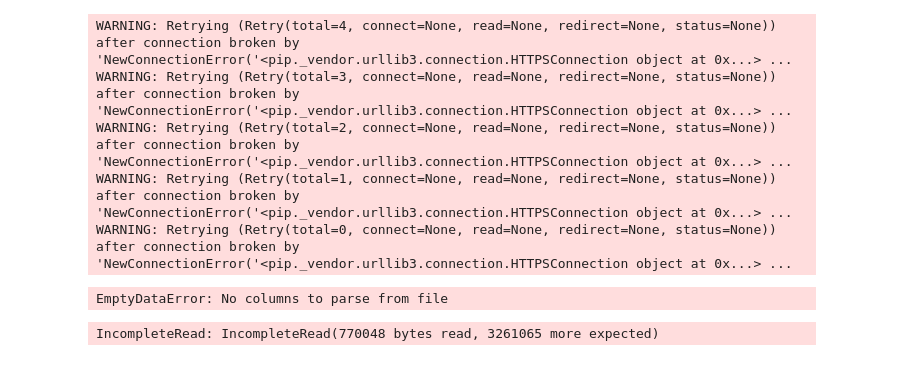
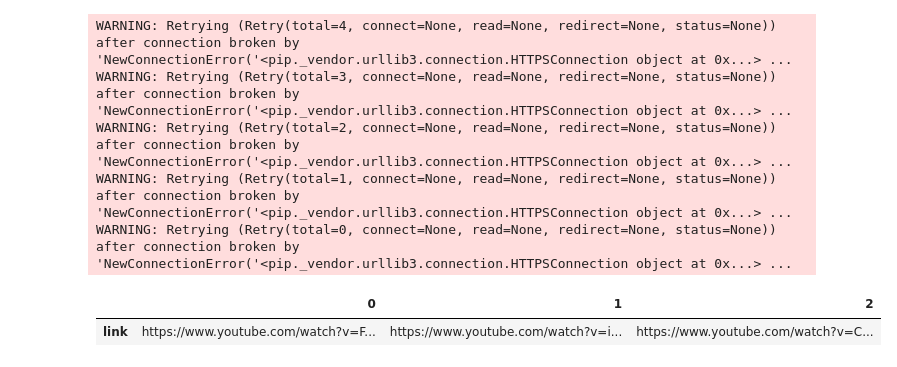
Before and after one commit to Norema9/Wolof-Speech-To-Text, a Jupyter notebook: SPEECH_TO_TEXT/CODES/COLLECTION/AUDIOS/AUDIO_DOWNLOAD.ipynb, the cells around one changed output. Cells and saved outputs as stored; diff of their text form; code cells hidden in the pictures.

Commit message:
synthetized labeled audio data + weakly supervised

```diff
--- a/SPEECH_TO_TEXT/CODES/COLLECTION/AUDIOS/AUDIO_DOWNLOAD.ipynb
+++ b/SPEECH_TO_TEXT/CODES/COLLECTION/AUDIOS/AUDIO_DOWNLOAD.ipynb
@@ -57,10 +56,11 @@ def download_audio(url):
     audio = video.streams.get_audio_only()
     audio.download("audio")
 # %%
-video_url_df = pd.read_csv("YT_link.csv")
+video_url_df = pd.read_csv(r"F:\WOLOF\SPEECH_TO_TEXT\DATA\BRUT\WOLOF_AUDIO\CSV\YT_link.csv")
 video_url_df.head(3).T
 # %% [output]
-EmptyDataError: No columns to parse from file
+|  | 0 | 1 | 2 |
+| link | https://www.youtube.com/watch?v=F... | https://www.youtube.com/watch?v=i... | https://www.youtube.com/watch?v=C... |
 # %%
 def get_actual_link(row):
     return row.split('&')[0]
@@ -69,10 +69,8 @@ video_url_df['link'].to_csv('YT_link.csv')
 # %%
 for url in video_url_df['link'].values:
-    alread_download_url = pd.read_csv('alread_download_url.csv')
+    alread_download_url = pd.read_csv(r'F:\WOLOF\SPEECH_TO_TEXT\DATA\BRUT\WOLOF_AUDIO\CSV\alread_download_url.csv')
     if url not in alread_download_url['link'].values:
         download_audio(url)
         new_row = {'link': [url]}
         alread_download_url = pd.concat([alread_download_url, pd.DataFrame(new_row)])
-        alread_download_url['link'].to_csv("alread_download_url.csv")
+        alread_download_url['link'].to_csv(r"F:\WOLOF\SPEECH_TO_TEXT\DATA\BRUT\WOLOF_AUDIO\CSV\alread_download_url.csv", index=False)
-# %% [output]
-IncompleteRead: IncompleteRead(770048 bytes read, 3261065 more expected)
```
Also changed, not shown: parts of 3 cells of this notebook, 50 other files.
